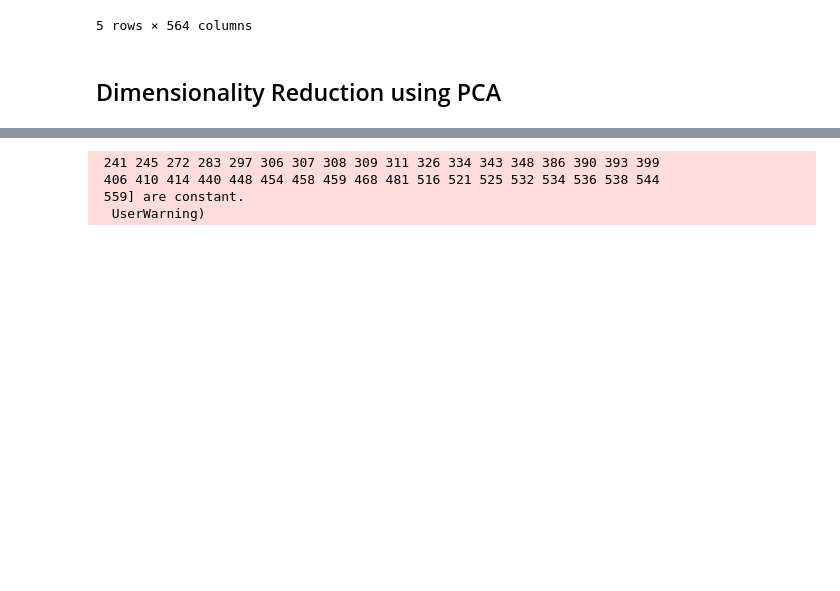
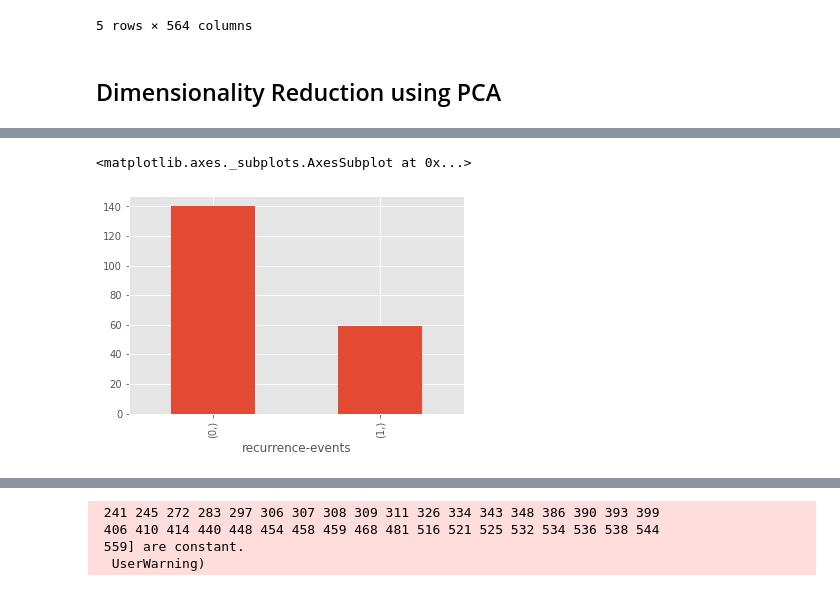
Before and after one commit to blessjal/practicums, a Jupyter notebook: breast_cancer_prediction.ipynb, the cells around one changed output, grey strips where cells are left out. Cells and saved outputs as stored; diff of their text form; code cells hidden in the pictures; blank space fills up the shorter version.

```diff
--- a/breast_cancer_prediction.ipynb
+++ b/breast_cancer_prediction.ipynb
@@ -182,0 +185,5 @@ X_train.shape, X_test.shape, y_train.shape, y_test.shape
+# %%
+y_train.value_counts().plot(kind='bar')
+# %% [output]
+<matplotlib.axes._subplots.AxesSubplot at 0x...>
+[figure, added]
```
Also changed, not shown: parts of 53 cells of this notebook.
